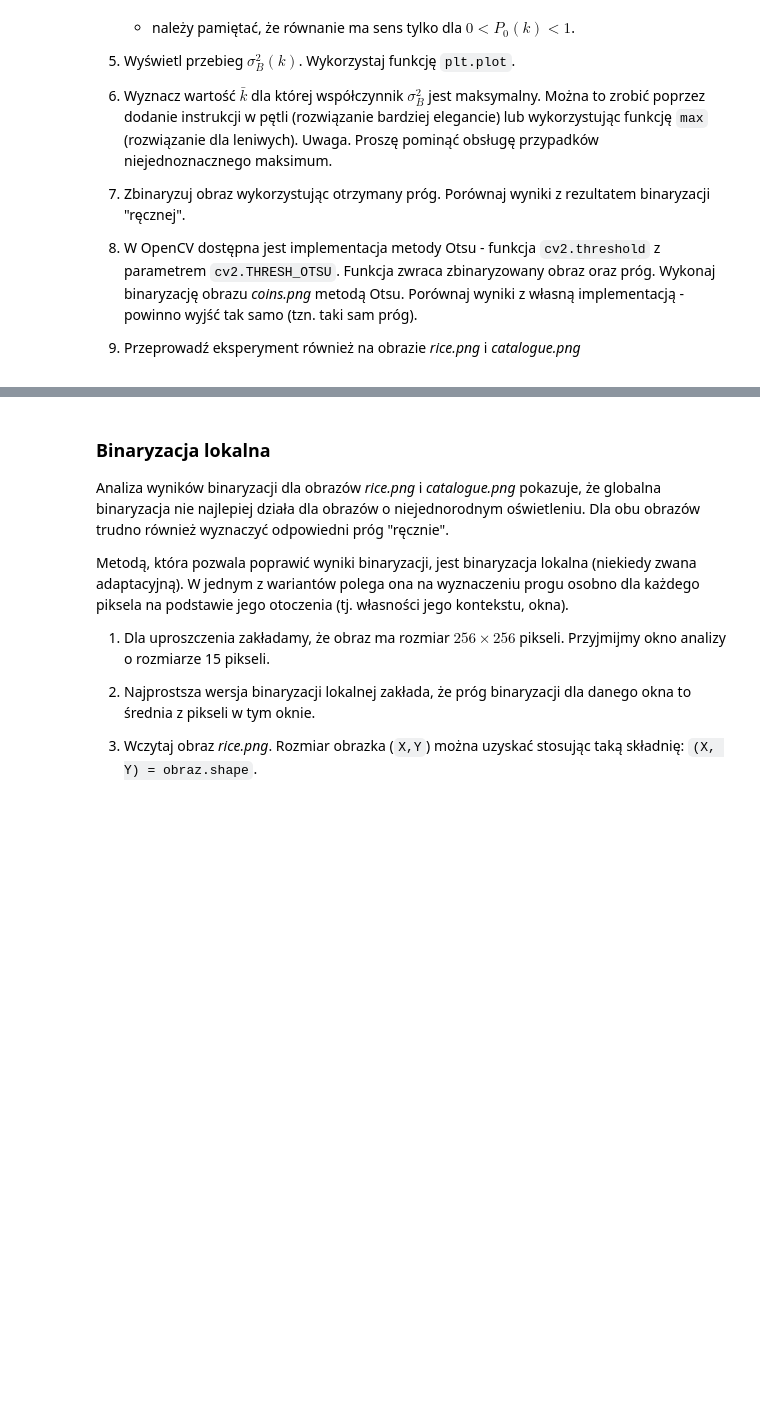
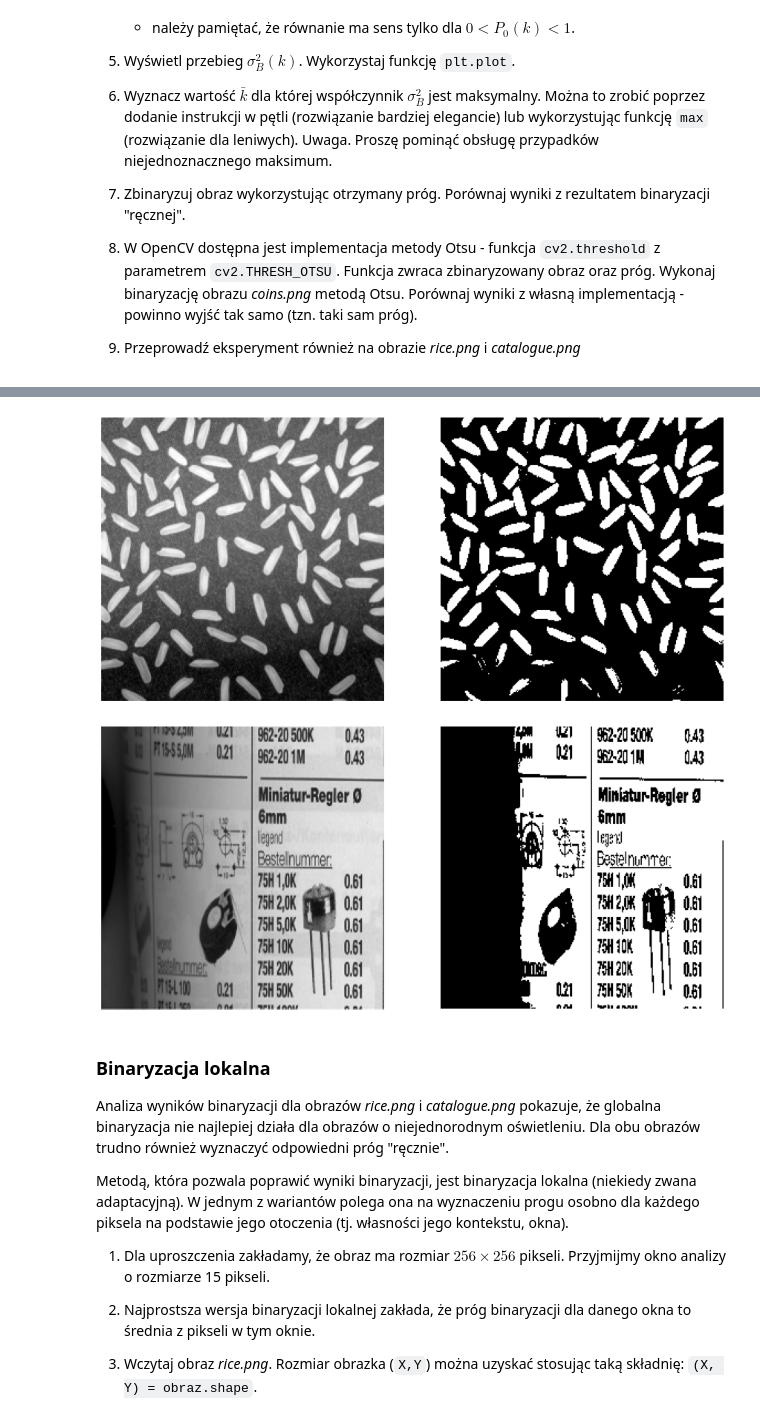
Before and after one commit to prz-ziaja/sem5, a Jupyter notebook: poc/lab04/04_thresholding.ipynb, the cells around one changed output, grey strips where cells are left out. Saved outputs shown, nothing was run; the diff lists cells and outputs as text; code cells hidden in the pictures; blank space fills up the shorter version.

```diff
--- a/poc/lab04/04_thresholding.ipynb
+++ b/poc/lab04/04_thresholding.ipynb
@@ -363,3 +405,11 @@ Zadanie: wykorzystując podane powyżej informacje należy zaimplementować meto
+# %%
+rice = cv2.imread('rice.png', cv2.IMREAD_GRAYSCALE)
+catalogue = cv2.imread('catalogue.png', cv2.IMREAD_GRAYSCALE)
+_ = img_binaryzation(rice, 0, cv2.THRESH_OTSU)
+_ = img_binaryzation(catalogue, 0, cv2.THRESH_OTSU)
+# %% [output]
+[figure, added]
+[figure, added]
 # %% [markdown]
 ### Binaryzacja lokalna
 
```
Also changed, not shown: parts of 2 cells of this notebook.
